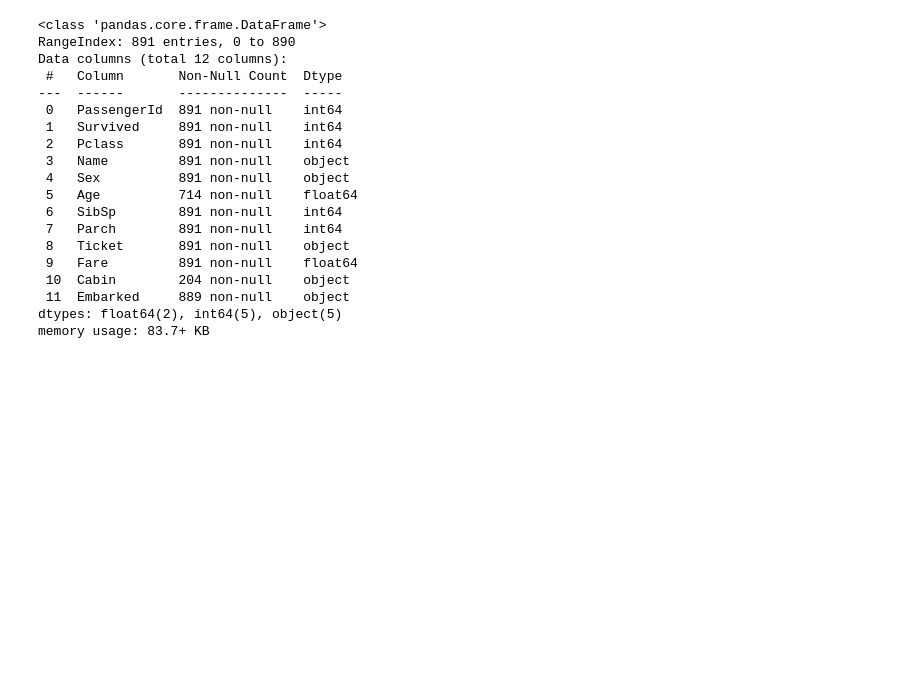
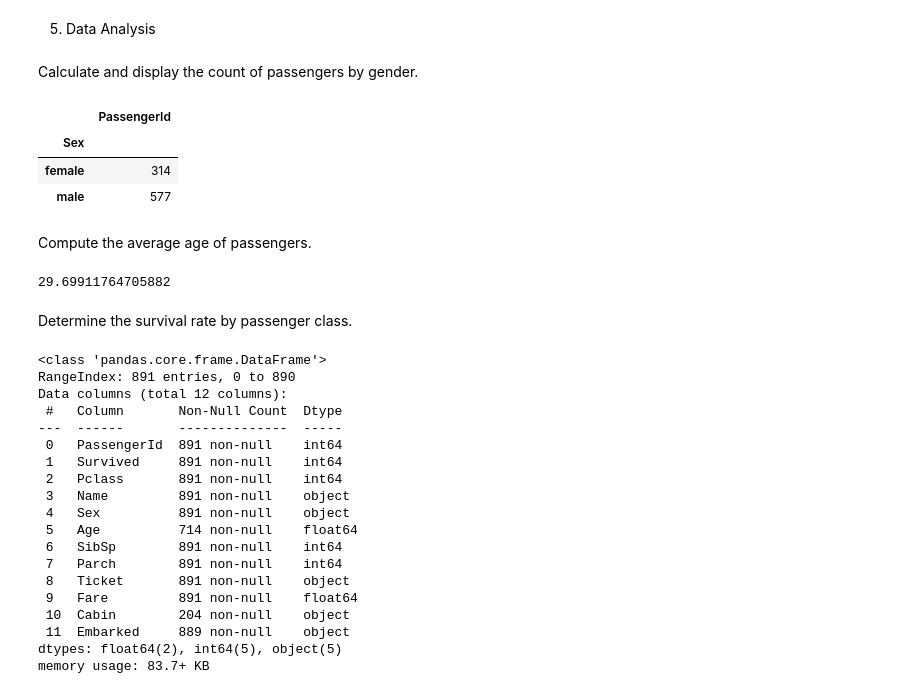
Before and after one commit to xexnvn/project, a Jupyter notebook: titanic.ipynb, the cells around one changed output. Saved outputs shown, nothing was run; the diff lists cells and outputs as text; code cells hidden in the pictures; blank space fills up the shorter version.

```diff
--- a/titanic.ipynb
+++ b/titanic.ipynb
@@ -0,0 +74,2 @@
+# %%
+df['Age'].fillna(df['Age'].median(), inplace = True)
@@ -0,0 +78,21 @@
+# %%
+df.drop('Cabin', axis = 1, inplace = True)
+# %% [markdown]
+5. Data Analysis
+# %% [markdown]
+Calculate and display the count of passengers by gender.
+# %%
+df[["Sex", "PassengerId"]].groupby(["Sex"]).count()
+# %% [output]
+|  | PassengerId |
+| Sex |  |
+| female | 314 |
+| male | 577 |
+# %% [markdown]
+Compute the average age of passengers.
+# %%
+df["Age"].mean()
+# %% [output]
+29.69911764705882
+# %% [markdown]
+Determine the survival rate by passenger class.
```
Also changed, not shown: parts of 19 cells of this notebook, 1 other file.
